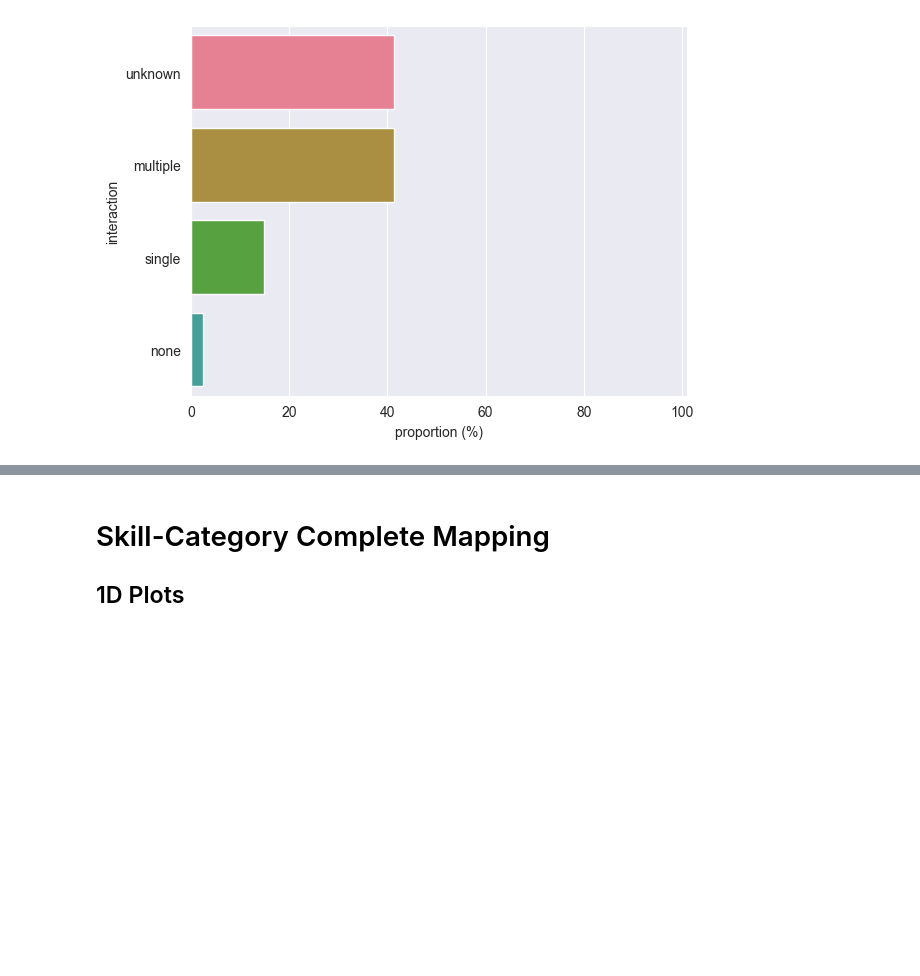
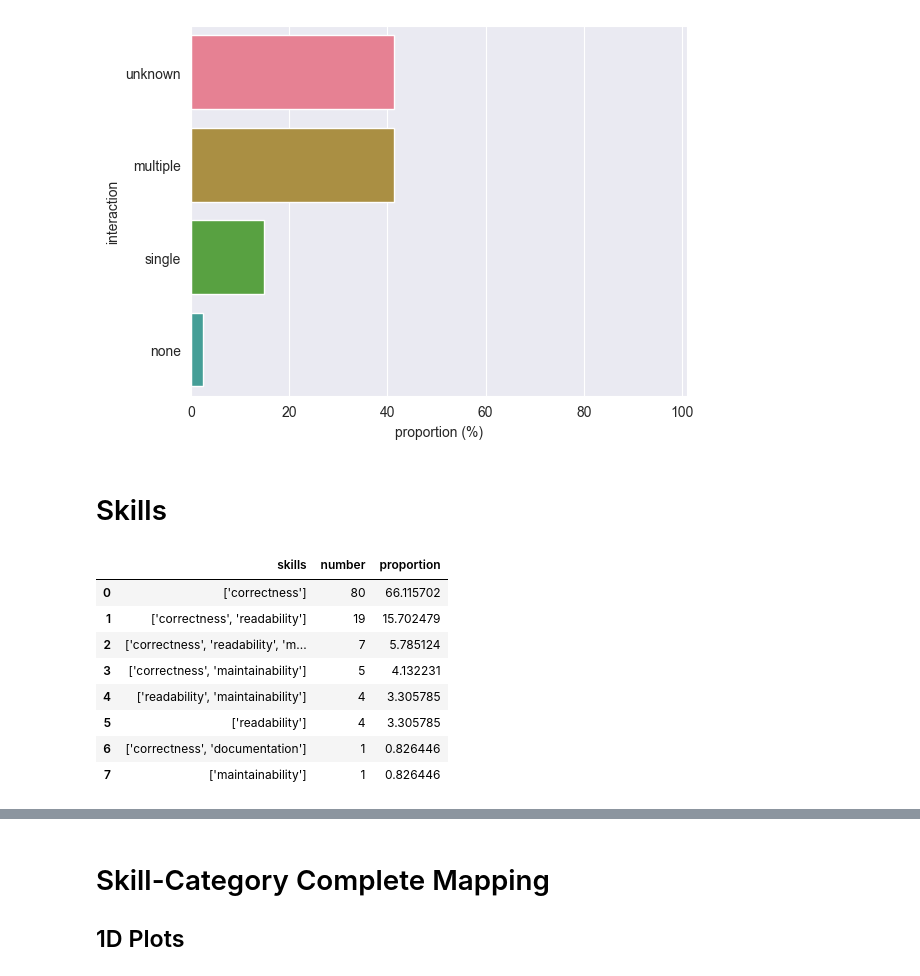
Before and after one commit to m-messer/Automated-Assessment-SLR-Data-Processing, a Jupyter notebook: results.ipynb, the cells around one changed output, grey strips where cells are left out. Drawn from its saved outputs; the diff is of its cells as text; code cells hidden in the pictures; blank space fills up the shorter version.

```diff
--- a/results.ipynb
+++ b/results.ipynb
@@ -143,3 +143,22 @@ plt.xlim([0, 101])
 plt.savefig('plots/interaction.pdf', bbox_inches='tight')
 # %% [output]
 [figure]
+# %% [markdown]
+# Skills
+# %%
+skills = pd.Series([skill for skill in df.skills]).value_counts().reset_index()
+skills.columns = ["skills", 'number']
+
+skills['proportion'] = (skills.number / skills.number.sum()) * 100
+skills.skills = skills.skills.astype(str)
+skills
+# %% [output]
+|  | skills | number | proportion |
+| 0 | ['correctness'] | 80 | 66.115702 |
+| 1 | ['correctness', 'readability'] | 19 | 15.702479 |
+| 2 | ['correctness', 'readability', 'm... | 7 | 5.785124 |
+| 3 | ['correctness', 'maintainability'] | 5 | 4.132231 |
+| 4 | ['readability', 'maintainability'] | 4 | 3.305785 |
+| 5 | ['readability'] | 4 | 3.305785 |
+| 6 | ['correctness', 'documentation'] | 1 | 0.826446 |
+| 7 | ['maintainability'] | 1 | 0.826446 |
```
Also changed, not shown: parts of 34 cells of this notebook, 10 other files.
